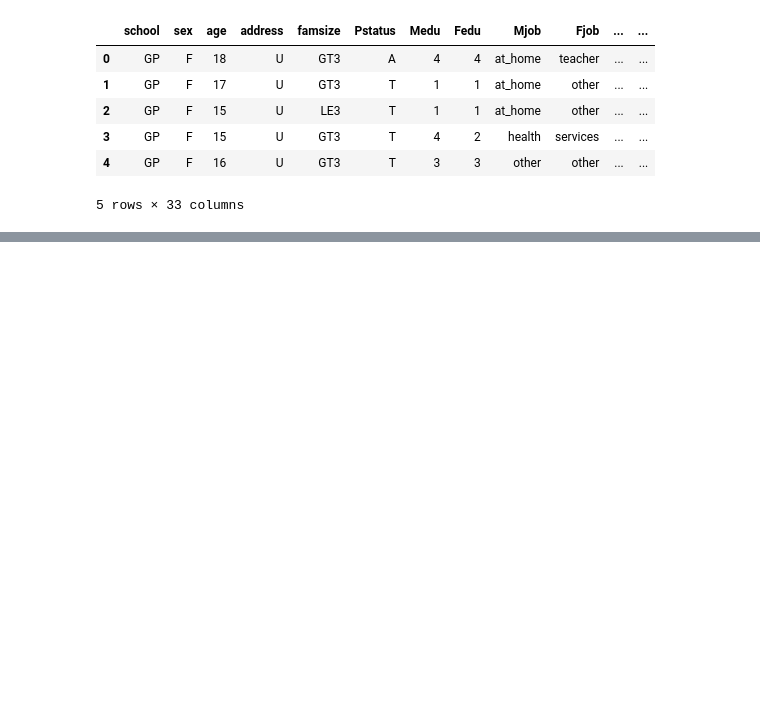
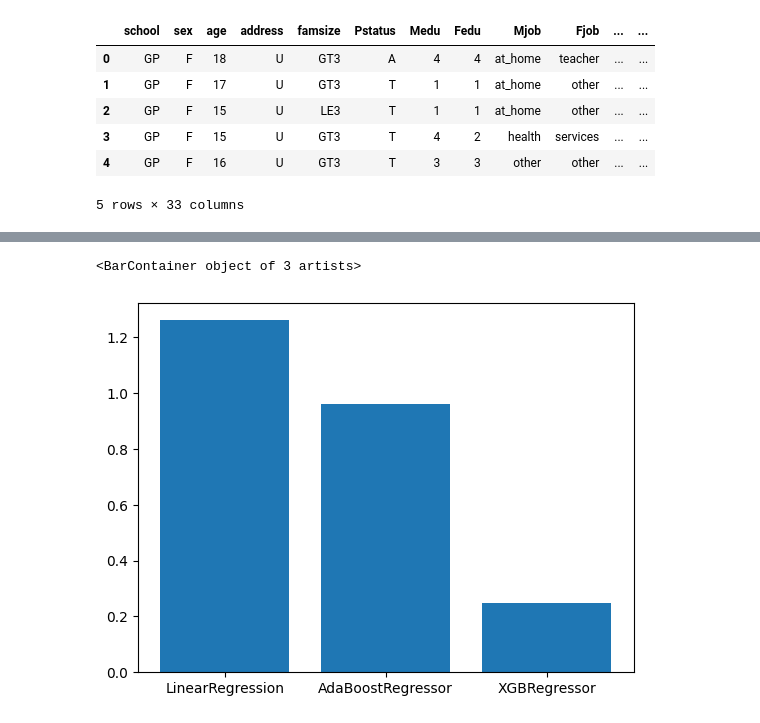
Before and after one commit to mim-uw/eXplainableMachineLearning-2023, a Jupyter notebook: Homeworks/HW1/KajetanHusiatynski/hw1.ipynb, the cells around one changed output, grey strips where cells are left out. Drawn from its saved outputs; the diff is of its cells as text; code cells hidden in the pictures; blank space fills up the shorter version.

```diff
--- a/Homeworks/HW1/KajetanHusiatynski/hw1.ipynb
+++ b/Homeworks/HW1/KajetanHusiatynski/hw1.ipynb
@@ -84,0 +127,5 @@ DecisionTreeClassifier yielded the best results with 100% accuracy on training s
+# %%
+plt.bar(names, maes)
+# %% [output]
+<BarContainer object of 3 artists>
+[figure, added]
```
Also changed, not shown: parts of 20 cells of this notebook.
